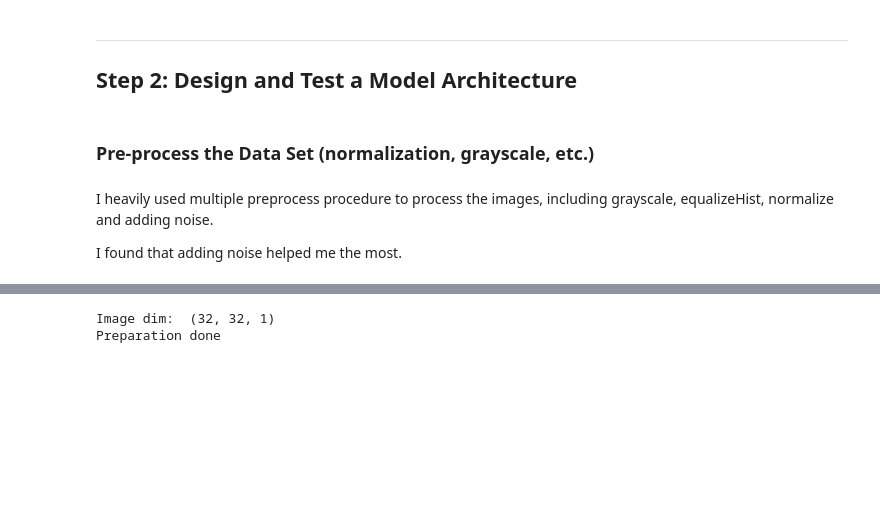
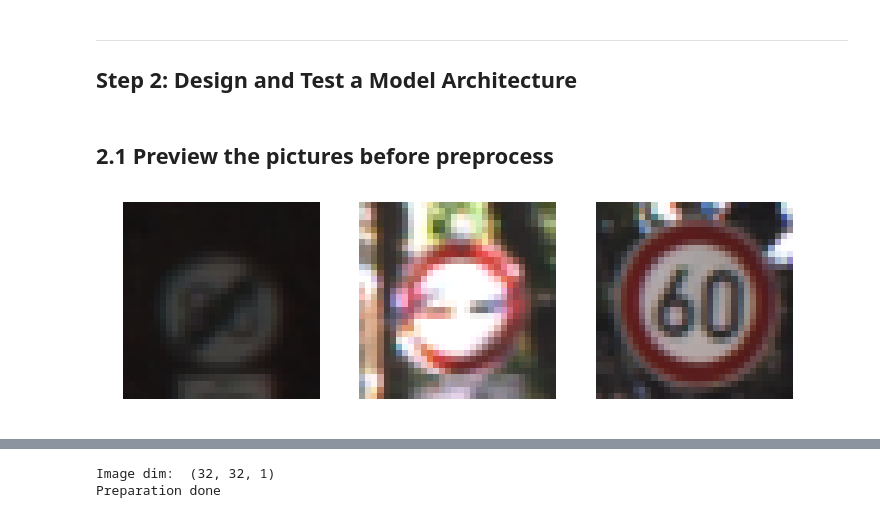
Before and after one commit to khjtony/Carnd-term1-p2, a Jupyter notebook: Traffic_Sign_Classifier.ipynb, the cells around one changed output, grey strips where cells are left out. Cells and saved outputs as stored; diff of their text form; code cells hidden in the pictures; blank space fills up the shorter version.

```diff
--- a/Traffic_Sign_Classifier.ipynb
+++ b/Traffic_Sign_Classifier.ipynb
@@ -79,9 +77,3 @@ Number of classes = 43
 ----
 
 ## Step 2: Design and Test a Model Architecture
-# %% [markdown]
-### Pre-process the Data Set (normalization, grayscale, etc.)
-# %% [markdown]
-I heavily used multiple preprocess procedure to process the images, including grayscale, equalizeHist, normalize and adding noise.
-
-I found that adding noise helped me the most.
@@ -90,12 +80,15 @@ I found that adding noise helped me the most.
+# %% [markdown]
+## 2.1 Preview the pictures before preprocess
 # %%
 plt.figure(figsize=(12, 8))
-
-idx = random.randint(0,len(X_train)-3)
-for i in range(3)
-    plt.subplot(1, 3, 1)
-    plt.imshow(X_train[idx+i].squeeze(),cmap='gray')
+for i in range(3):
+    idx = random.randint(0,len(X_train))
+    plt.subplot(1, 3, i + 1)
+    plt.imshow(X_train[idx+i].squeeze())
     plt.axis('off')
 plt.show()
+# %% [output]
+[figure, added]
 # %%
 ### Grayscale
 plt.figure(figsize=(12, 8))
```
Also changed, not shown: parts of 20 cells of this notebook, 6 other files.
